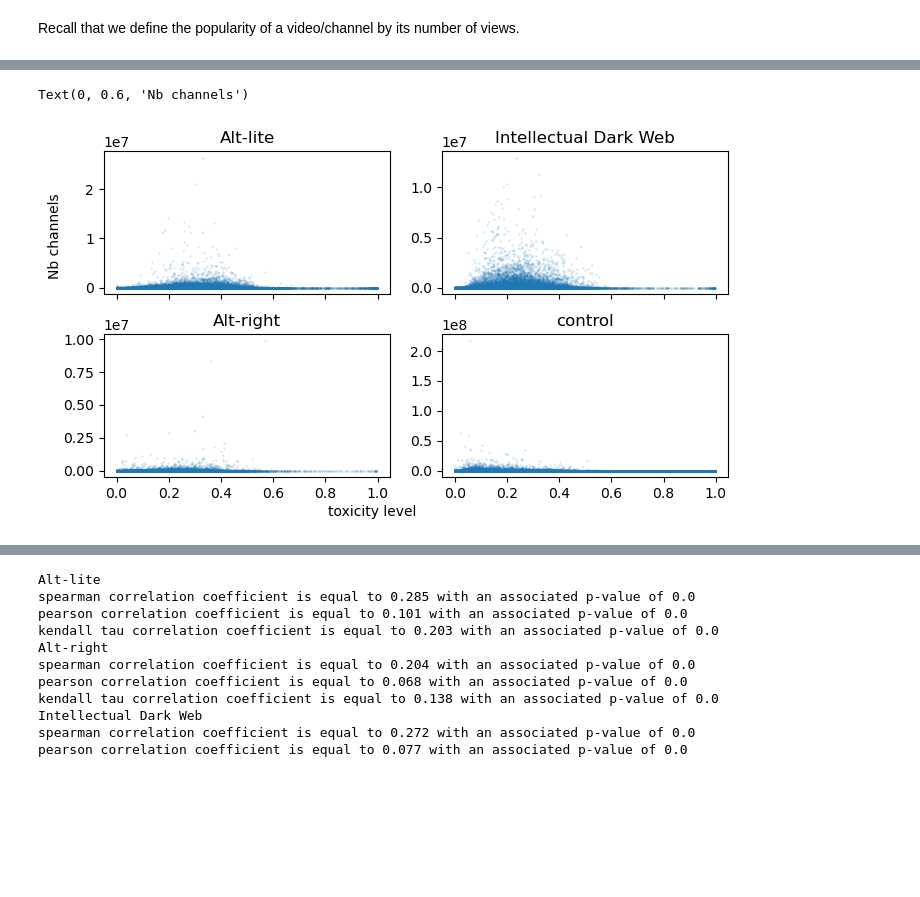
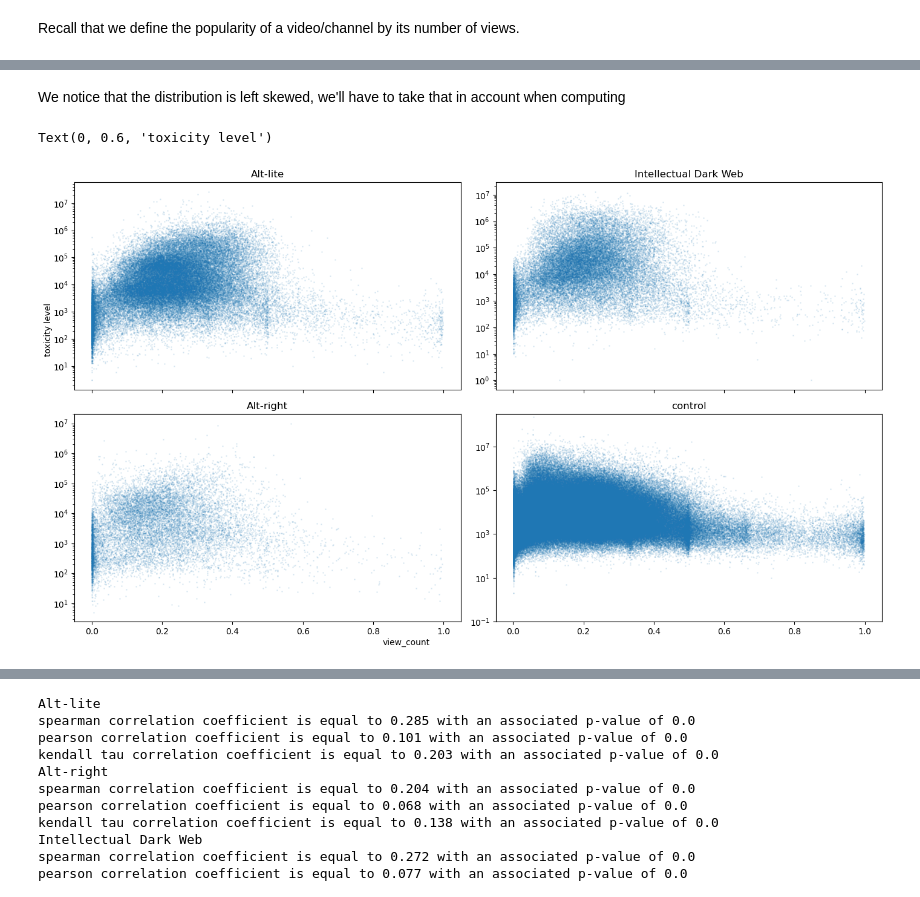
Before and after one commit to epfl-ada/ada-2022-project-strauss, a Jupyter notebook: toxic_communities.ipynb, the cells around one changed output, grey strips where cells are left out. Saved outputs shown, nothing was run; the diff lists cells and outputs as text; code cells hidden in the pictures; blank space fills up the shorter version.

Commit message:
fixed graphs

```diff
--- a/toxic_communities.ipynb
+++ b/toxic_communities.ipynb
@@ -170,3 +165,20 @@ Nice that means that although they are extreme groups, the model detoxify doesn'
 Recall that we define the popularity of a video/channel by its number of views.
 # %%
 #we will do it among extreme groups, else we would need to normalize??? Maybe that would've been best?
+# %%
+#define an histogram for the distribution
+fig, ax = plt.subplots(2,2,figsize= (7,4), sharey = False, sharex = False) #chose sharey=False and sharex=False
+#as we are interested the distribution, not the exact values
+list_category=['Alt-lite', 'Alt-right', 'Intellectual Dark Web', 'control']
+
+for i in range(4):
+    sbplt = ax[i%2, math.floor(i/2)]
+    ax[i%2, math.floor(i/2)].set_yscale('log')
+    df=df_extreme.loc[df_extreme['Category']==list_category[i]]
+    sbplt.hist(df['view_count'].values, bins = 100)
+    sbplt.set_title(list_category[i])
+
+fig.tight_layout()
+
+fig.text(0.4,0, "view_count")
+fig.text(0,0.6, "view_count", rotation = 90)
@@ -173,20 +188,26 @@ Recall that we define the popularity of a video/channel by its number of views.
+# %% [markdown]
+We notice that the distribution is left skewed, we'll have to take that in account when computing
 # %%
-#tried to do a nicer one, failed so far
 #define an histogram for the distribution
-fig, ax = plt.subplots(2,2,figsize= (7,4), sharey = False, sharex = True) #chose sharey=False as we are interested
+fig, ax = plt.subplots(2,2,figsize= (14,8), sharey = False, sharex = True) #chose sharey=False as we are interested in
 #the distribution, not the exact values
+
 list_category=['Alt-lite', 'Alt-right', 'Intellectual Dark Web', 'control']
 
 for i in range(4):
     sbplt = ax[i%2, math.floor(i/2)]
+    ax[i%2, math.floor(i/2)].set_yscale('log') #plot the y axis in logarithm
     df=df_extreme.loc[df_extreme['Category']==list_category[i]]
+    if i==3:
+        epsilon=10**(-1)
+        ax[i%2, math.floor(i/2)].set_ylim([epsilon,3*10**8])
     sbplt.scatter(df['toxicity'], df['view_count'], s = 1, alpha=0.1)
     sbplt.set_title(list_category[i])
 
 fig.tight_layout()
 
-fig.text(0.4,0, "toxicity level")
-fig.text(0,0.6, "Nb channels", rotation = 90)
+fig.text(0.4,0, "view_count")
+fig.text(0,0.6, "toxicity level", rotation = 90)
 # %% [output]
-Text(0, 0.6, 'Nb channels')
+Text(0, 0.6, 'toxicity level')
-[figure, old version]
+[figure, new version]
```
Also changed, not shown: parts of 11 cells of this notebook.
